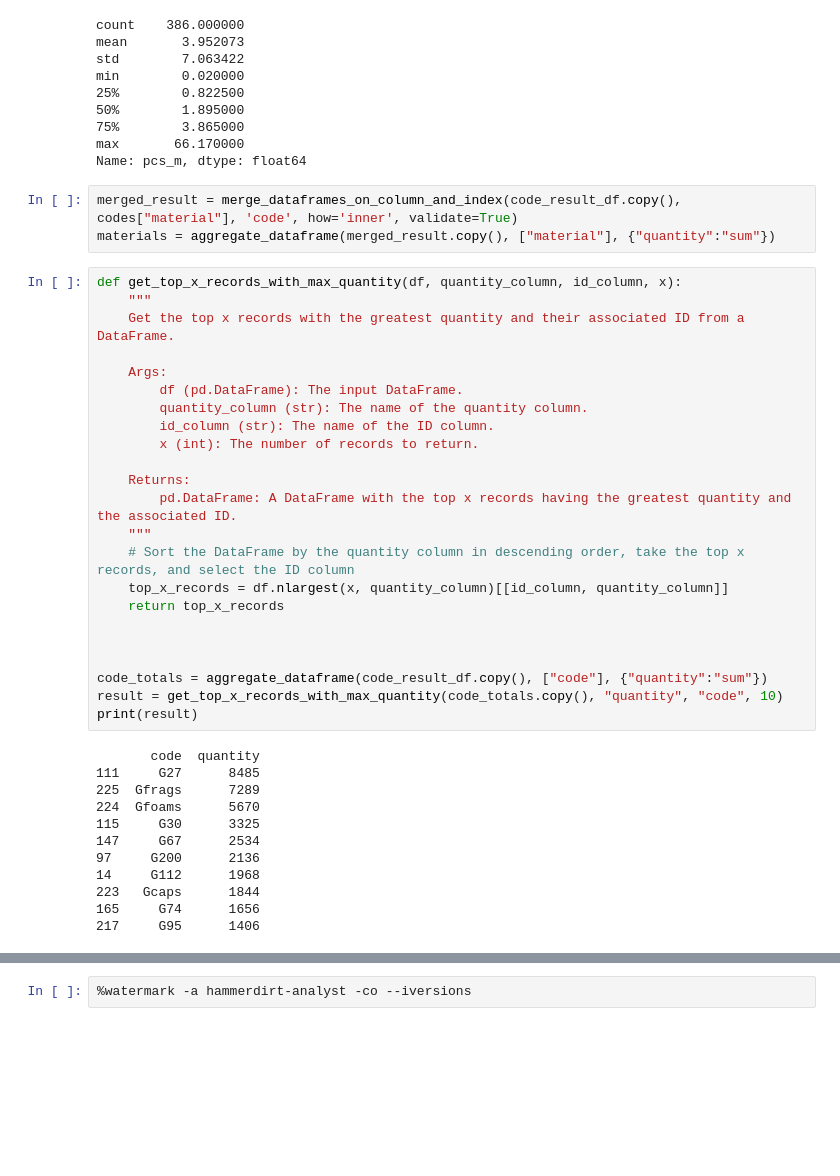
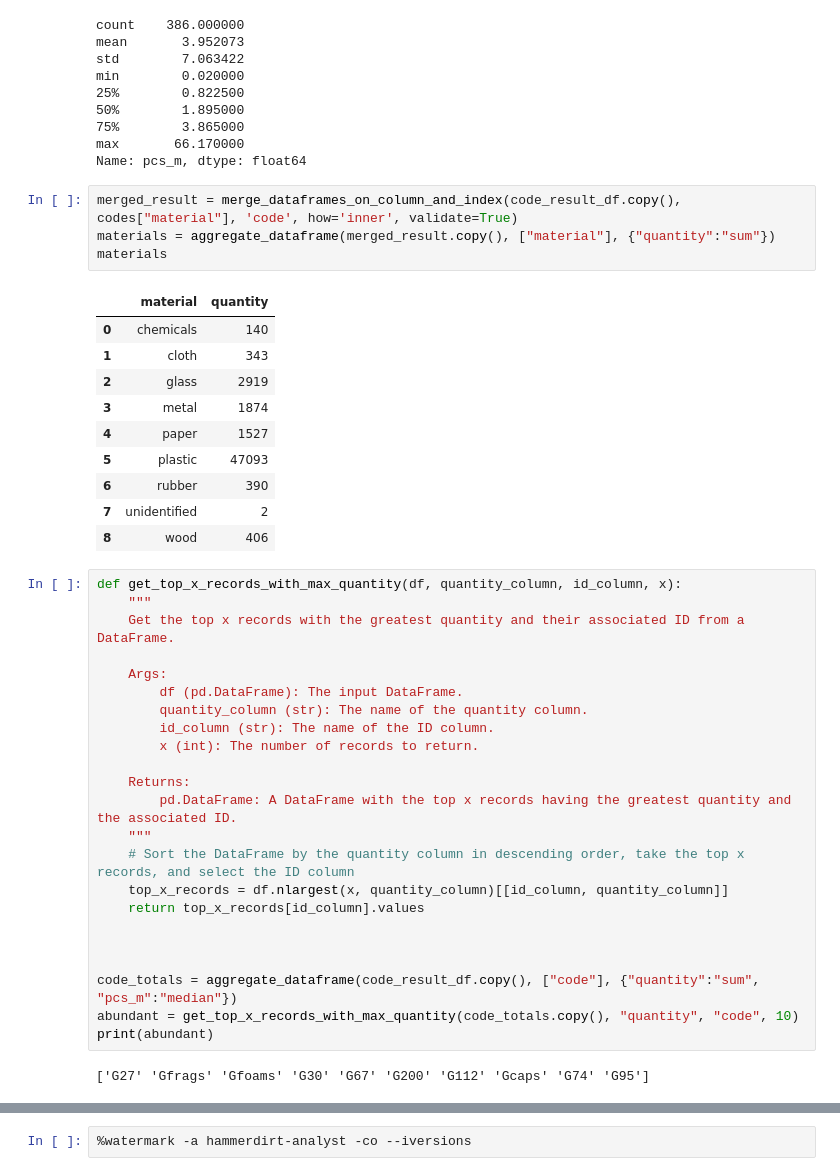
Before and after one commit to hammerdirt-analyst/feb_2024, a Jupyter notebook: testing_data_models.ipynb, the cells around one changed output, grey strips where cells are left out. Cells and saved outputs as stored; diff of their text form; blank space fills up the shorter version.

```diff
--- a/testing_data_models.ipynb
+++ b/testing_data_models.ipynb
@@ -274,6 +242,18 @@ Name: pcs_m, dtype: float64
 # %%
 merged_result = merge_dataframes_on_column_and_index(code_result_df.copy(), codes["material"], 'code', how='inner', validate=True)
 materials = aggregate_dataframe(merged_result.copy(), ["material"], {"quantity":"sum"})
+materials
+# %% [output]
+|  | material | quantity |
+| 0 | chemicals | 140 |
+| 1 | cloth | 343 |
+| 2 | glass | 2919 |
+| 3 | metal | 1874 |
+| 4 | paper | 1527 |
+| 5 | plastic | 47093 |
+| 6 | rubber | 390 |
+| 7 | unidentified | 2 |
+| 8 | wood | 406 |
 # %%
 def get_top_x_records_with_max_quantity(df, quantity_column, id_column, x):
     """
@@ -290,22 +270,12 @@ def get_top_x_records_with_max_quantity(df, quantity_column, id_column, x):
     """
     # Sort the DataFrame by the quantity column in descending order, take the top x records, and select the ID column
     top_x_records = df.nlargest(x, quantity_column)[[id_column, quantity_column]]
-    return top_x_records
+    return top_x_records[id_column].values
 
 
 
-code_totals = aggregate_dataframe(code_result_df.copy(), ["code"], {"quantity":"sum"})
-result = get_top_x_records_with_max_quantity(code_totals.copy(), "quantity", "code", 10)
-print(result)
+code_totals = aggregate_dataframe(code_result_df.copy(), ["code"], {"quantity":"sum", "pcs_m":"median"})
+abundant = get_top_x_records_with_max_quantity(code_totals.copy(), "quantity", "code", 10)
+print(abundant)
 # %% [output]
-       code  quantity
-111     G27      8485
-225  Gfrags      7289
-224  Gfoams      5670
-115     G30      3325
-147     G67      2534
-97     G200      2136
-14     G112      1968
-223   Gcaps      1844
-165     G74      1656
-217     G95      1406
+['G27' 'Gfrags' 'Gfoams' 'G30' 'G67' 'G200' 'G112' 'Gcaps' 'G74' 'G95']
```
Also changed, not shown: parts of 16 cells of this notebook, 6 other files.
